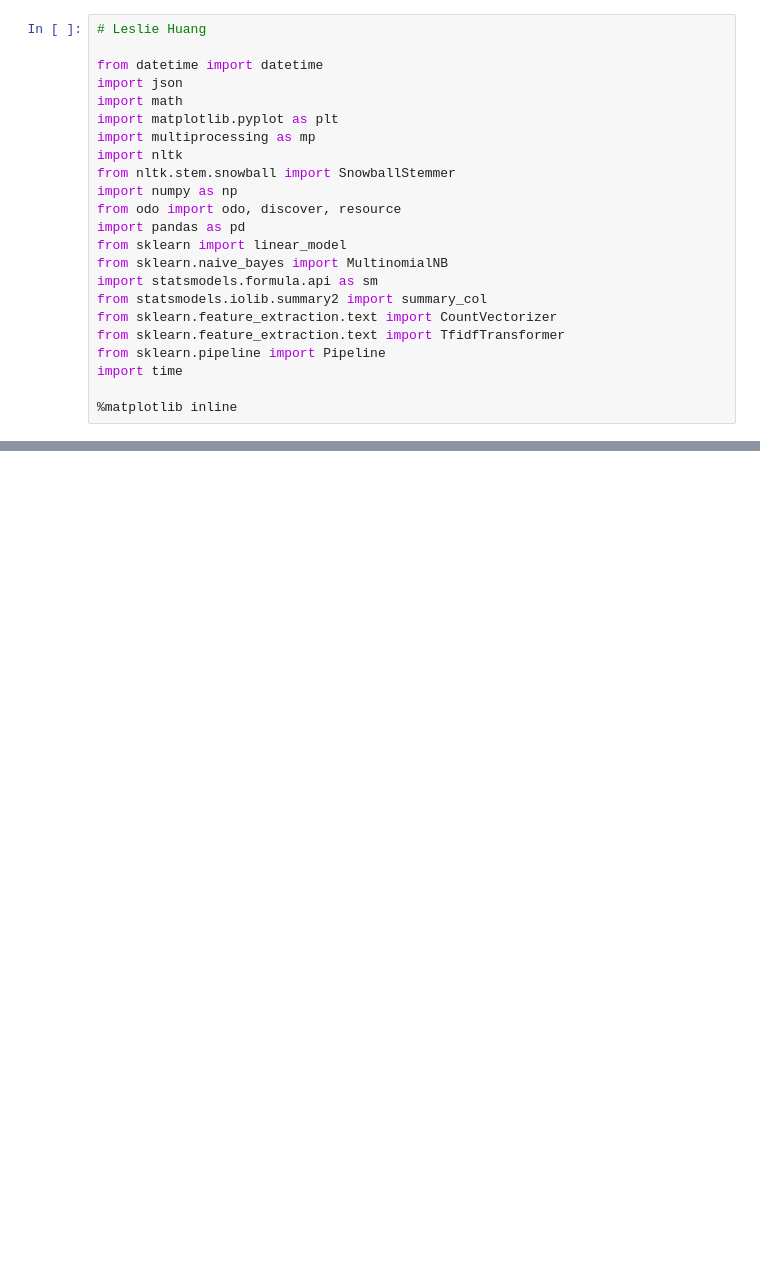
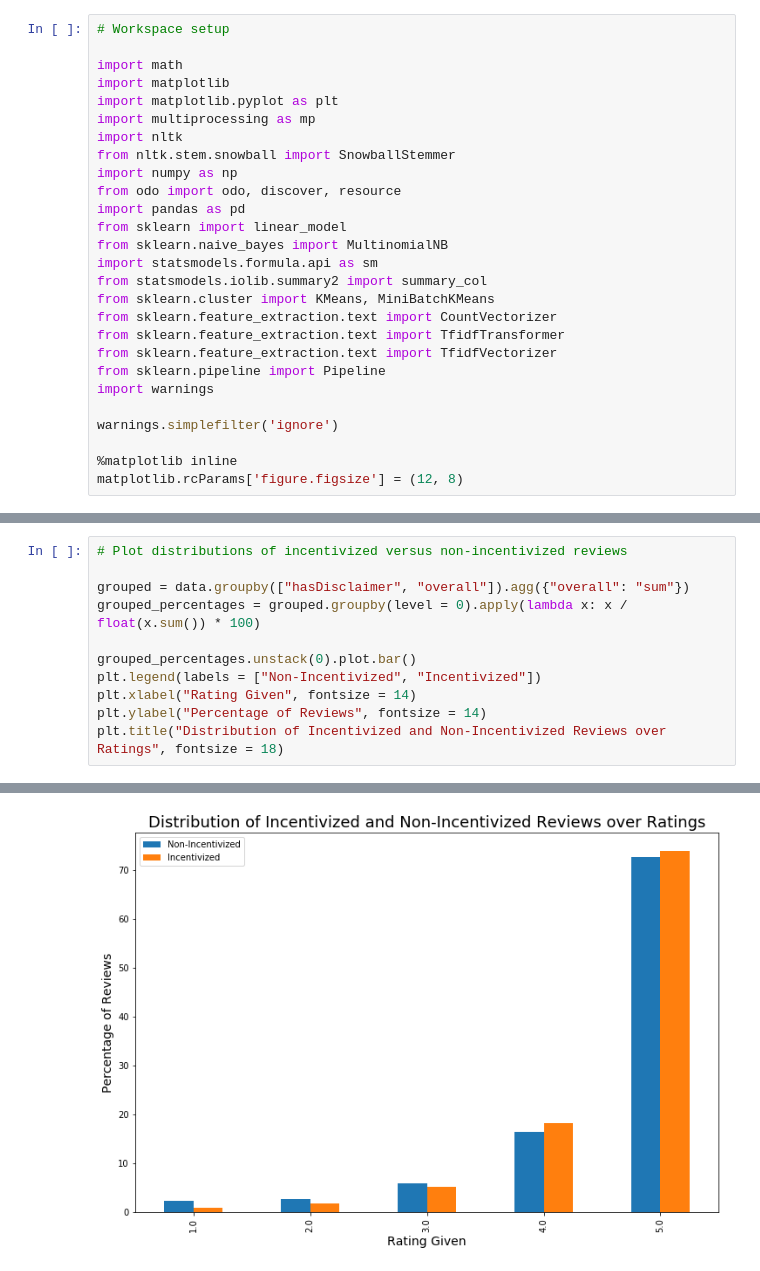
Before and after one commit to leslie-huang/jupyter-notebooks, a Jupyter notebook: Amazon reviews analysis.ipynb, the cells around one changed output, grey strips where cells are left out. Saved outputs shown, nothing was run; the diff lists cells and outputs as text; blank space fills up the shorter version.

```diff
--- a/Amazon reviews analysis.ipynb
+++ b/Amazon reviews analysis.ipynb
@@ -1,9 +36,8 @@
 # %%
-# Leslie Huang
+# Workspace setup
 
-from datetime import datetime
-import json
 import math
+import matplotlib
 import matplotlib.pyplot as plt
 import multiprocessing as mp
 import nltk
@@ -15,9 +49,14 @@ from sklearn import linear_model
 from sklearn.naive_bayes import MultinomialNB
 import statsmodels.formula.api as sm
 from statsmodels.iolib.summary2 import summary_col
+from sklearn.cluster import KMeans, MiniBatchKMeans
 from sklearn.feature_extraction.text import CountVectorizer
 from sklearn.feature_extraction.text import TfidfTransformer
+from sklearn.feature_extraction.text import TfidfVectorizer
 from sklearn.pipeline import Pipeline
-import time
+import warnings
+
+warnings.simplefilter('ignore')
 
 %matplotlib inline
+matplotlib.rcParams['figure.figsize'] = (12, 8)
@@ -173,0 +101,12 @@ suspicious.head()
+# %%
+# Plot distributions of incentivized versus non-incentivized reviews
+
+grouped = data.groupby(["hasDisclaimer", "overall"]).agg({"overall": "sum"})
+grouped_percentages = grouped.groupby(level = 0).apply(lambda x: x / float(x.sum()) * 100)
+
+grouped_percentages.unstack(0).plot.bar()
+plt.legend(labels = ["Non-Incentivized", "Incentivized"])
+plt.xlabel("Rating Given", fontsize = 14)
+plt.ylabel("Percentage of Reviews", fontsize = 14)
+plt.title("Distribution of Incentivized and Non-Incentivized Reviews over Ratings", fontsize = 18)
+# %% [output]
@@ -173,0 +114 @@ suspicious.head()
+[figure, added]
```
Also changed, not shown: parts of 45 cells of this notebook.
